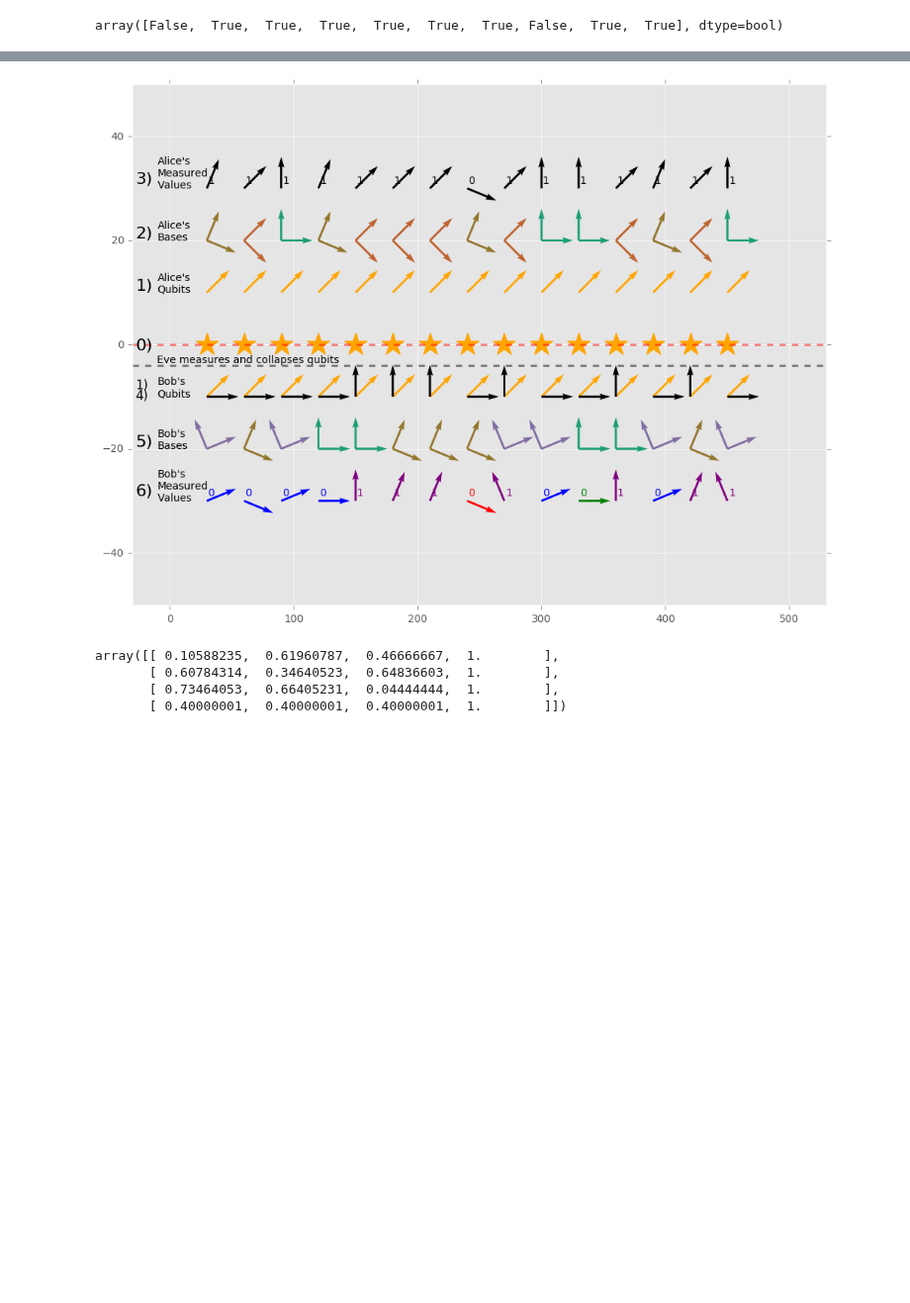
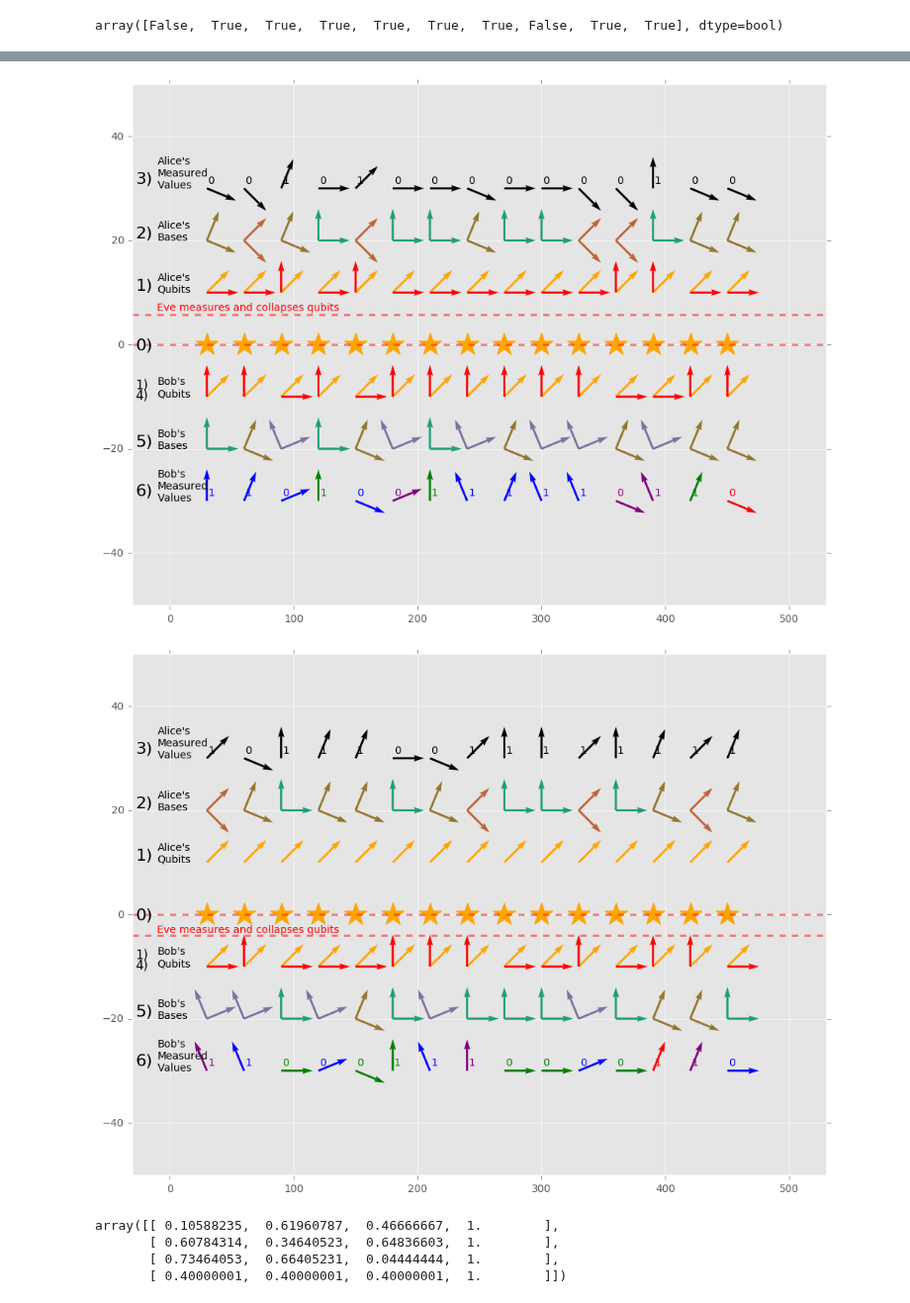
Before and after one commit to guydav/minerva, a Jupyter notebook: stuff/qm_final_notebook.ipynb, the cells around one changed output, grey strips where cells are left out. Shown at 99% size. Cells and saved outputs as stored; diff of their text form; code cells hidden in the pictures; blank space fills up the shorter version.

```diff
--- a/stuff/qm_final_notebook.ipynb
+++ b/stuff/qm_final_notebook.ipynb
@@ -63,7 +123,7 @@ E_91_NAMES = ('0', 'PI / 8', 'PI / 4', '-PI / 8')
 E91_COLOR_MAP = plt.get_cmap('Dark2')(np.linspace(0, 1, 12))
 BASIS_COLOR_MAP.update({k: v for k, v in zip(E_91_NAMES, E91_COLOR_MAP)})
 
-BB84_QUBIT_COLOR_MAP = {(True, True): 'g', (False, True): 'b', (False, False): 'r', (True, False): 'orange'}
+BB84_QUBIT_COLOR_MAP = {(True, True): 'g', (False, True): 'b', (False, False): 'orange', (True, False): 'red'}
 DEFAULT_QUBIT_COLOR = 'black'
 
 def plot_bases_arrows(used_bases, x, height):
@@ -199,5 +259,5 @@ def plot_bb84(n=10, eve=False, noise=bb84.ZERO_NOISE_LAMBDA):
 
 plot_bb84(20)
 plot_bb84(20, True)
-plot_bb84(20, noise=bb84.generate_gaussian_noise(sigma=0.05))
+# plot_bb84(20, noise=bb84.generate_gaussian_noise(sigma=0.05))
 # %% [output]
@@ -211,6 +270,7 @@ alice.measure_qubits(qubits)
 bob.measure_qubits(qubits)
 # %%
 TANGLED_COLOR = 'orange'
+EVE_COLOR = 'red'
 
 E91_QUBIT_COLOR_MAP = {(True, True): 'red', (False, True): 'purple',
                        (False, False): 'blue', (True, False): 'green'}
@@ -259,12 +319,13 @@ def plot_e91(n=15, eve_before_alice=False,
         [qubit.measure(eve_basis) for qubit in qubits]
 
         plot_qubit_arrows([np.squeeze(np.asarray(pair.first)) for pair in qubits],
-                      x, height)
+                      x, height, color=EVE_COLOR)
         plot_qubit_arrows([np.squeeze(np.asarray(pair.second)) for pair in qubits],
-                      x, -1 * height)
+                      x, -1 * height, color=EVE_COLOR)
 
-        plt.axhline(y=Y_STEP * height - 4.25, linewidth=2, ls='--', color='black', alpha=0.5)
-        plt.annotate(s="Eve measures and collapses qubits", xy=(TEXT_X, Y_STEP * height - 3.5))
+        plt.axhline(y=Y_STEP * height - 4.25, linewidth=2, ls='--', color=EVE_COLOR, alpha=0.5)
+        plt.annotate(s="Eve measures and collapses qubits",
+                     xy=(TEXT_X, Y_STEP * height - 3.5), color=EVE_COLOR)
 
         alice.measure_qubits(qubits)
         bob.measure_qubits(qubits)
@@ -275,10 +336,11 @@ def plot_e91(n=15, eve_before_alice=False,
         [qubit.measure(eve_basis, second=True) for qubit in qubits]
 
         plot_qubit_arrows([np.squeeze(np.asarray(pair.second)) for pair in qubits],
-                      x, -1 * height)
+                      x, -1 * height, color=EVE_COLOR)
 
-        plt.axhline(y=Y_STEP * height * -1 + 6, linewidth=2, ls='--', color='black', alpha=0.5)
-        plt.annotate(s="Eve measures and collapses qubits", xy=(TEXT_X, Y_STEP * height * -1 + 6.5))
+        plt.axhline(y=Y_STEP * height * -1 + 6, linewidth=2, ls='--', color=EVE_COLOR, alpha=0.5)
+        plt.annotate(s="Eve measures and collapses qubits",
+                     xy=(TEXT_X, Y_STEP * height * -1 + 6.5), color=EVE_COLOR)
 
         bob.measure_qubits(qubits)
 
@@ -307,35 +369,36 @@ def plot_e91(n=15, eve_before_alice=False,
     height +=1
     step += 1
 
     alice_qubits = get_qubits_from_bits(alice)
     bob_qubits = get_qubits_from_bits(bob)
 
     plot_qubit_arrows(alice_qubits, x, height, bits=np.array(alice.bits, dtype=np.dtype('bool')))
         #, eve and original_alice_qubits or alice_qubits)
     plt.annotate(s="Alice's\nMeasured\nValues", xy=(TEXT_X, Y_STEP * height))
     plt.annotate(s="{step})".format(step=step), xy=(NUMBER_X, Y_STEP * height + 1), fontsize=16)
 
     plot_qubit_arrows(bob_qubits, x, height * -1, bits=np.array(bob.bits, dtype=np.dtype('bool')),
                       reference_bits=np.array(alice.bits, dtype=np.dtype('bool')),
                       bases=bob.used_bases, reference_bases=alice.used_bases,
                       color_map=E91_QUBIT_COLOR_MAP)
                       #reference_qubits=bob_collapsed_values, color_map=E91_QUBIT_COLOR_MAP)
                         #, eve and original_alice_qubits or alice_qubits)
     plt.annotate(s="Bob's\nMeasured\nValues", xy=(TEXT_X, Y_STEP * height * -1))
     plt.annotate(s="{step})".format(step=step + 3), xy=(NUMBER_X, Y_STEP * height * -1 + 1), fontsize=16)
 
     x_min, x_max = plt.xlim()
     plt.xlim(x_min - X_PADDING, x_max + X_PADDING)
     y_min, y_max = plt.ylim()
     plt.ylim(y_min - Y_PADDING, y_max + Y_PADDING)
     plt.show()
 
 # plot_e91(15)
 # plot_e91(15, noise=e91.generate_gaussian_noise(sigma=0.05))
-# plot_e91(15, eve_before_alice=True)
+plot_e91(15, eve_before_alice=True)
 plot_e91(15, eve_before_bob=True)
 # %% [output]
-[figure, old version]
+[figure, new version]
+[figure, added]
 # %%
 E91_COLOR_MAP
 # %% [output]
```
Also changed, not shown: parts of 6 cells of this notebook, 2 other files.
